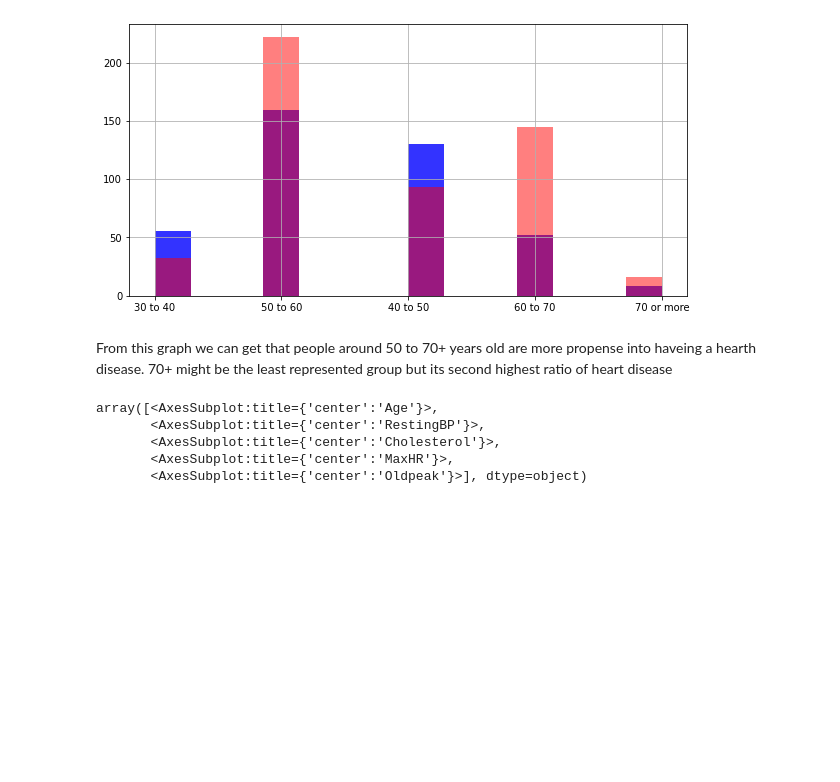
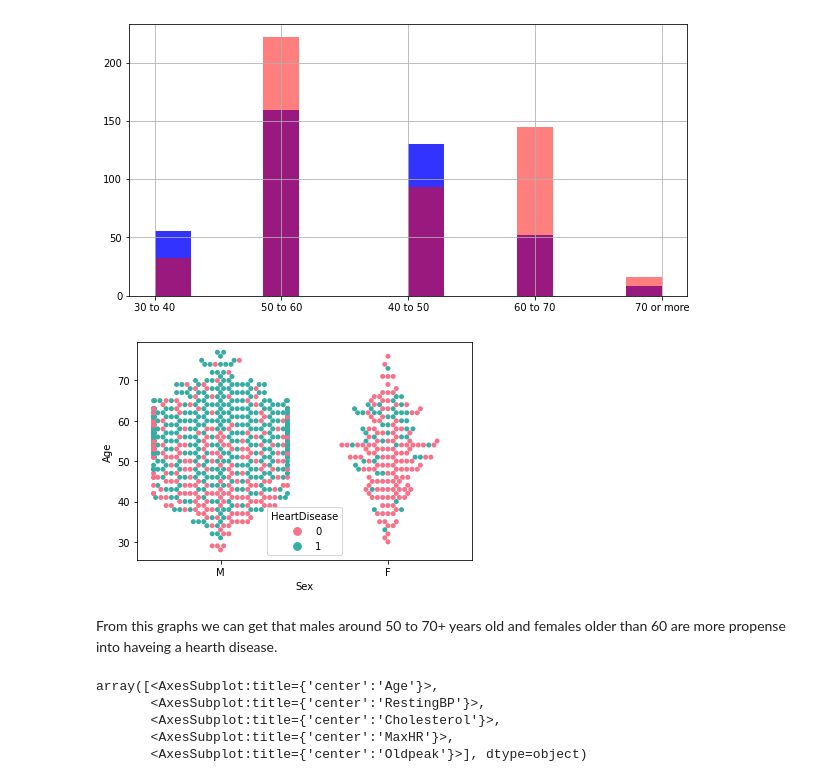
Before and after one commit to Lemonpi3/Heart-disease, a Jupyter notebook: heartfailure.ipynb, the cells around one changed output. Drawn from its saved outputs; the diff is of its cells as text; code cells hidden in the pictures; blank space fills up the shorter version.

```diff
--- a/heartfailure.ipynb
+++ b/heartfailure.ipynb
@@ -179,8 +179,12 @@ print(age_group_heart_desiease_ratio)
 70 or more    0.666667
 Name: Age_group, dtype: float64
 [figure]
+# %%
+sns.swarmplot(y="Age", x="Sex", hue="HeartDisease", data=data, palette="husl");
+# %% [output]
+[figure, added]
 # %% [markdown]
-From this graph we can get that people around 50 to 70+ years old are more propense into haveing a hearth disease. 70+ might be the least represented group but its second highest ratio of heart disease
+From this graphs we can get that males around 50 to 70+ years old and females older than 60 are more propense into haveing a hearth disease.
 # %%
 fig, ax = plt.subplots(1, 5, figsize=(20, 5))
 data[data["HeartDisease"]<1][numerical_features].hist(bins=30, color="blue", alpha=0.5, ax=ax)
```
Also changed, not shown: parts of 43 cells of this notebook.
